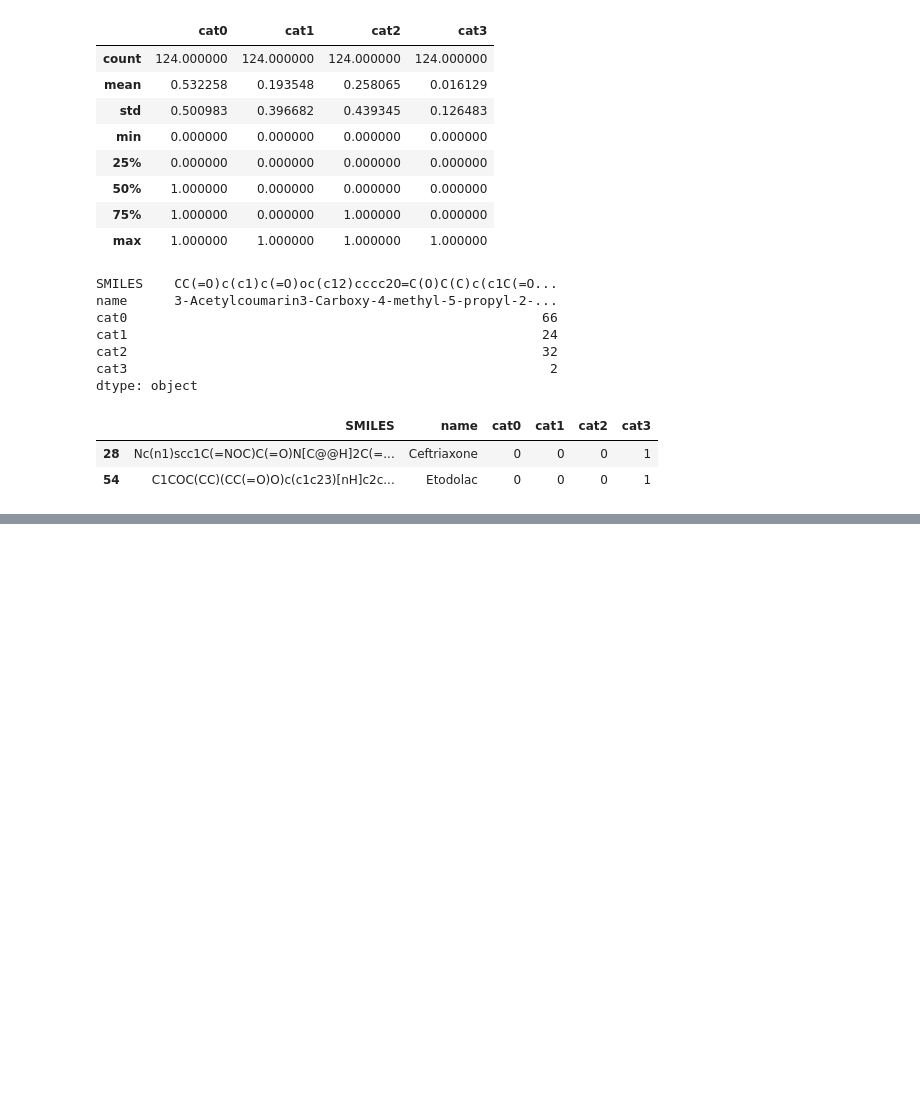
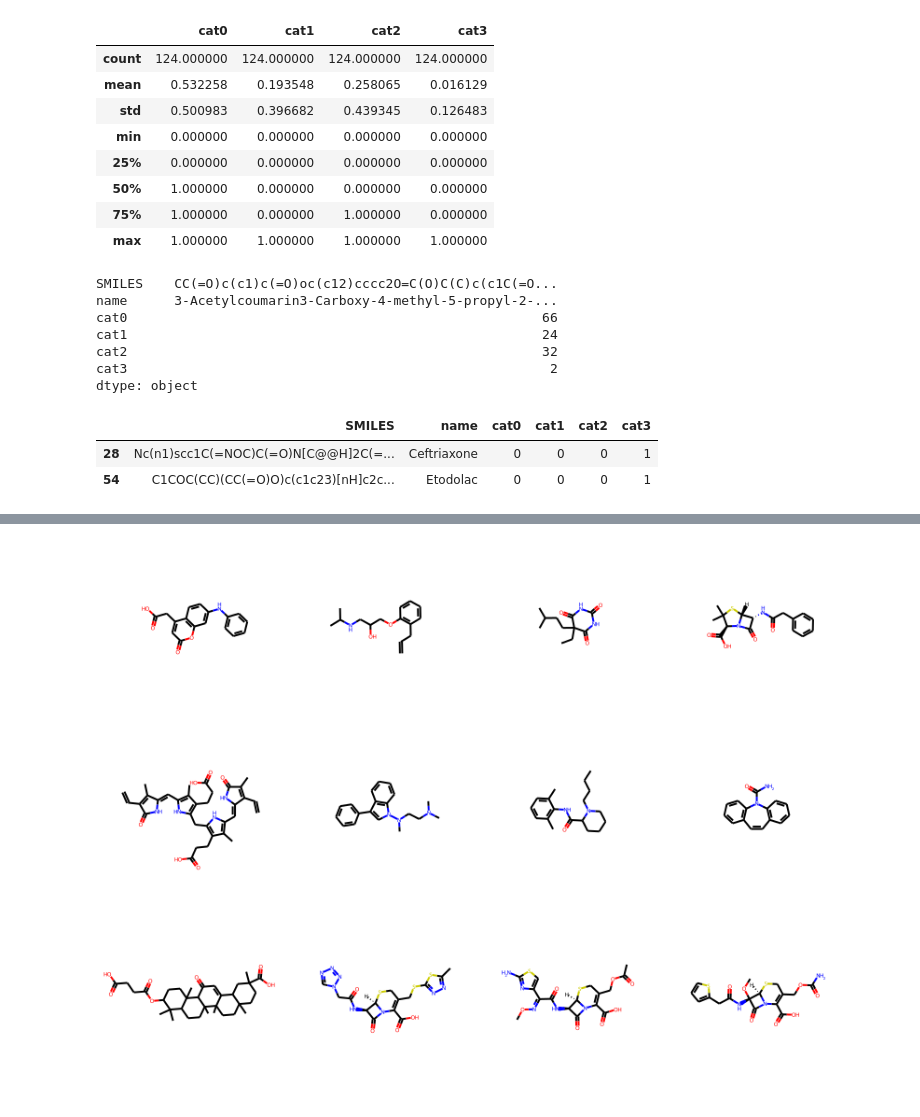
Before and after one commit to VEK239/albuminSitePrediction, a Jupyter notebook: notebooks/eda.ipynb, the cells around one changed output, grey strips where cells are left out. Drawn from its saved outputs; the diff is of its cells as text; code cells hidden in the pictures; blank space fills up the shorter version.

```diff
--- a/notebooks/eda.ipynb
+++ b/notebooks/eda.ipynb
@@ -41,0 +83,9 @@ data[data.cat3 == 1]
+# %%
+site0_data = data[data.cat0 == 1]
+# %%
+mols = [Chem.MolFromSmiles(sm) for sm in site0_data['SMILES']]
+
+img=Draw.MolsToGridImage(mols[:12],molsPerRow=4,subImgSize=(200,200))
+img
+# %% [output]
+[figure, added]
```
Also changed, not shown: parts of 21 cells of this notebook, 1 other file.
